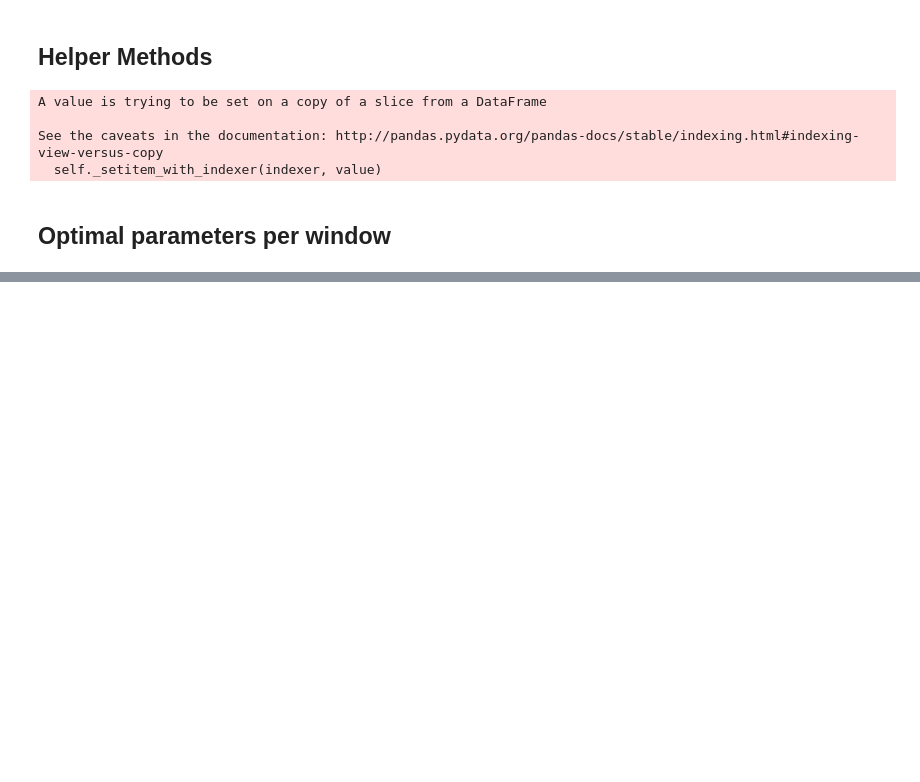
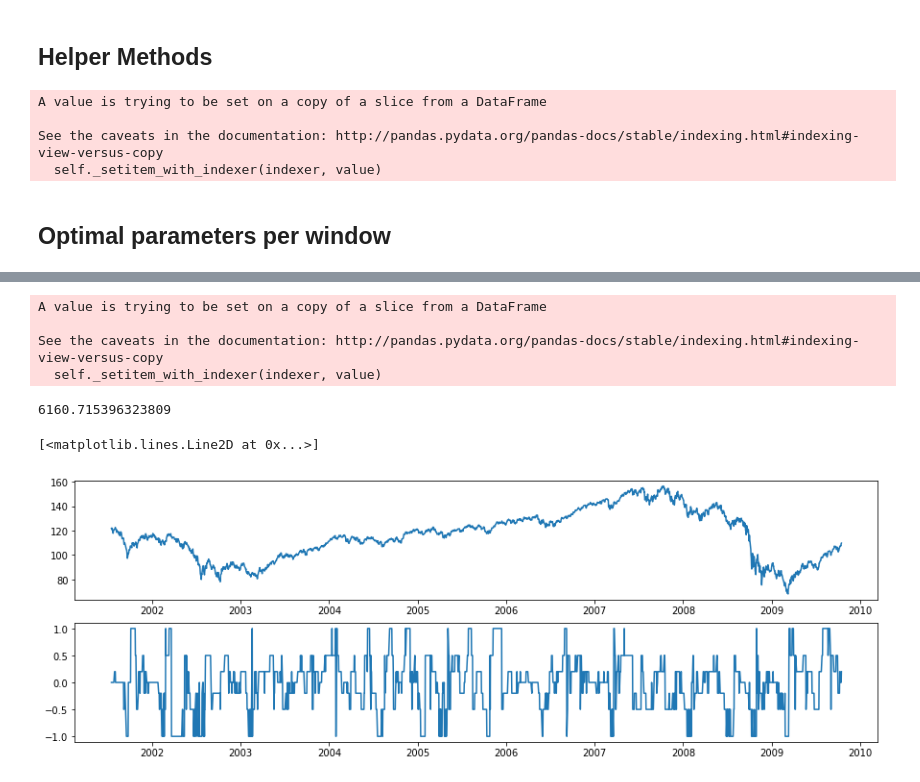
Before and after one commit to k-jingyang/Risk-Adaptive-FYP, a Jupyter notebook: risk_adaptive_trading_data_generation.ipynb, the cells around one changed output, grey strips where cells are left out. Drawn from its saved outputs; the diff is of its cells as text; code cells hidden in the pictures; blank space fills up the shorter version.

Commit message:
verified optimal parameters

```diff
--- a/risk_adaptive_trading_data_generation.ipynb
+++ b/risk_adaptive_trading_data_generation.ipynb
@@ -427,12 +427,12 @@ import pickle
 '''
 PARAMETERS TO CHANGE
 '''
-stock_symbol = 'c'
+stock_symbol = 'SPY'
 window_size = 25 # change to 10
 get_optimal_values = False # This takes a long time...
-generate_training_data = False
-generate_test_data = True
-to_resume = True
+generate_training_data = True
+generate_test_data = False
+to_resume = False
 
 ## RESUME function badly written. Please be understanding. Hahaha.
 resume_from_window = 25 # will start from this window, minimum is window_size
@@ -643,0 +725,55 @@ if generate_training_data or generate_test_data:
+# %%
+optimal = pd.read_csv('./training_data/' + stock_symbol + '_training_data.csv').sort_values('window').reset_index(drop=True)
+
+assert(len(truncated_technical_data)-window_size == len(optimal))
+
+
+tmp_trader = Trader(secondary_exchange, capital)
+
+#for i in range(window_size, len(truncated_ppo_k), window_size):
+
+truntruncated_ppo_k = truncated_ppo_k[window_size:].reset_index(drop=True)
+truntruncated_rsi_k = truncated_rsi_k[window_size:].reset_index(drop=True)
+truntruncated_technical_data = truncated_technical_data[window_size:].reset_index(drop=True)
+truntruncated_crashes_k = truncated_crashes_k[window_size:].reset_index(drop=True)
+
+
+combined_k = get_combined_k(decay_alpha_ppo=optimal['ppo'], decay_alpha_rsi=optimal['rsi'], ppo_k=truntruncated_ppo_k, rsi_k=truntruncated_rsi_k, technical_data=truntruncated_technical_data, crashes_k=truntruncated_crashes_k)
+
+combined_k['k'] = 0
+combined_k['k'].loc[combined_k['pos_k_hl_copy'] > combined_k['neg_k_hl_copy']] = combined_k['pos_k_hl_copy']
+combined_k['k'].loc[combined_k['neg_k_hl_copy'] > combined_k['pos_k_hl_copy']] = -1 * combined_k['neg_k_hl_copy']
+
+
+
+combined_k['k'] = combined_k['k'].apply(closest_k)
+combined_k['trading_action'] = 0
+combined_k['trading_action'] = combined_k.apply(to_action, axis=1)
+
+
+trade(combined_k, tmp_trader)
+profit = tmp_trader.get_profits()
+print(profit)
+
+#profit = calculate_profit(combined_k) # must be .loc
+#print(profit)
+
+x = truncated_technical_data['Date'].iloc[window_size:]
+y_1 = truncated_technical_data['Close'].iloc[window_size:]
+y_2 = combined_k['k']
+
+
+fig=plt.figure(figsize=(15,5))
+ax1 = plt.subplot(211)
+ax2 = plt.subplot(212)
+
+ax1.plot(x,y_1)
+ax2.plot(x,y_2)
+# %% [output]
+A value is trying to be set on a copy of a slice from a DataFrame
+
+See the caveats in the documentation: http://pandas.pydata.org/pandas-docs/stable/indexing.html#indexing-view-versus-copy
+  self._setitem_with_indexer(indexer, value)
+6160.715396323809
+[<matplotlib.lines.Line2D at 0x...>]
+[figure, added]
```
Also changed, not shown: parts of 9 cells of this notebook, 27 other files.
